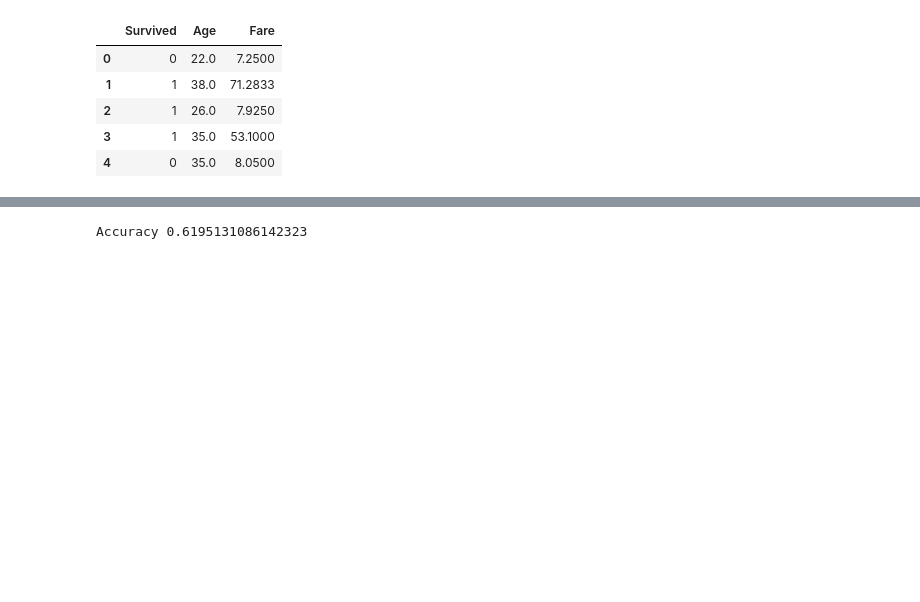
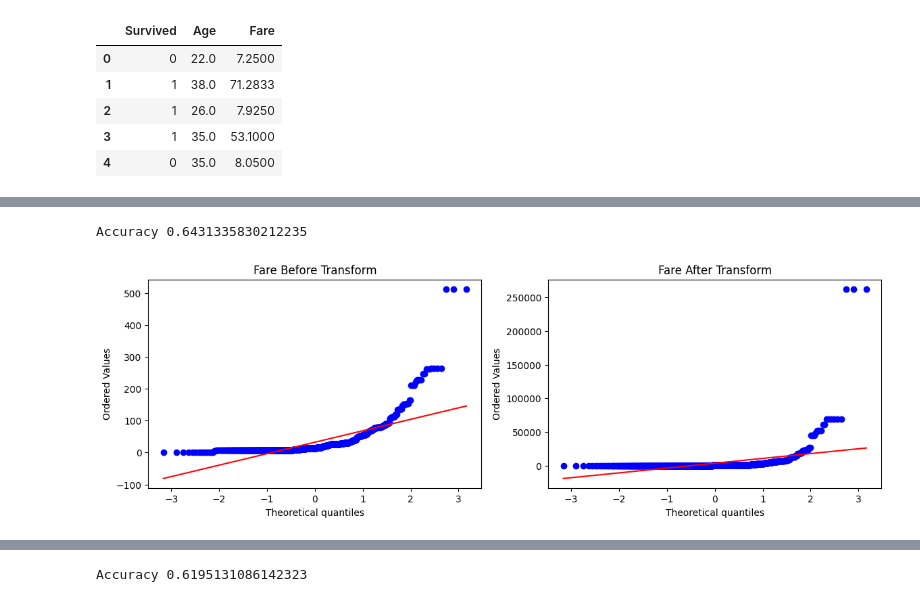
Before and after one commit to Harshkumar-2024/100-days-of-machine-learning, a Jupyter notebook: day30-function-transformer/day30.ipynb, the cells around one changed output, grey strips where cells are left out. Saved outputs shown, nothing was run; the diff lists cells and outputs as text; code cells hidden in the pictures; blank space fills up the shorter version.

```diff
--- a/day30-function-transformer/day30.ipynb
+++ b/day30-function-transformer/day30.ipynb
@@ -216,0 +223,5 @@ def apply_transform(transform):
+# %%
+apply_transform(lambda x:x**2)
+# %% [output]
+Accuracy 0.6431335830212235
+[figure, added]
```
Also changed, not shown: parts of 12 cells of this notebook.
